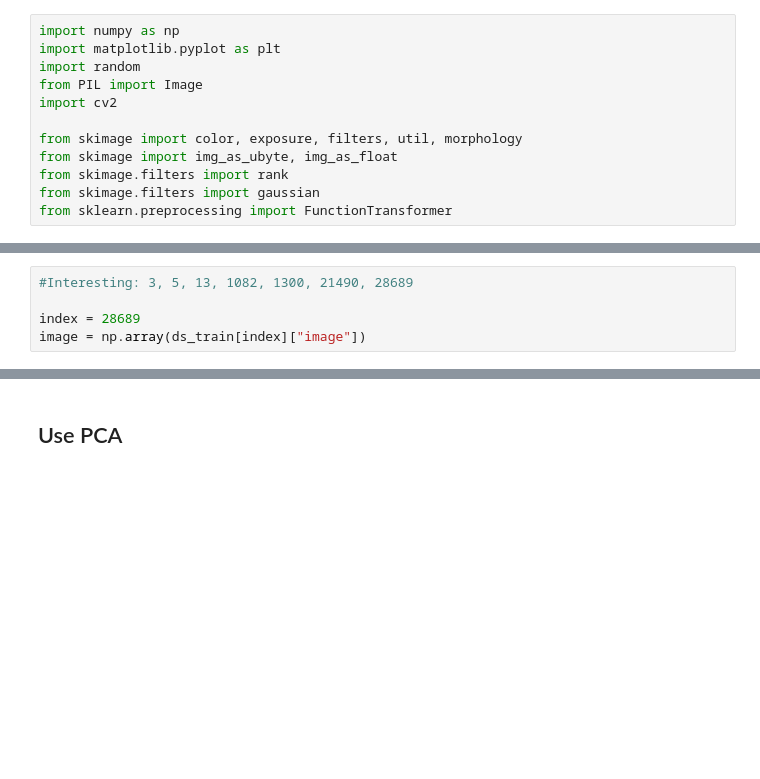
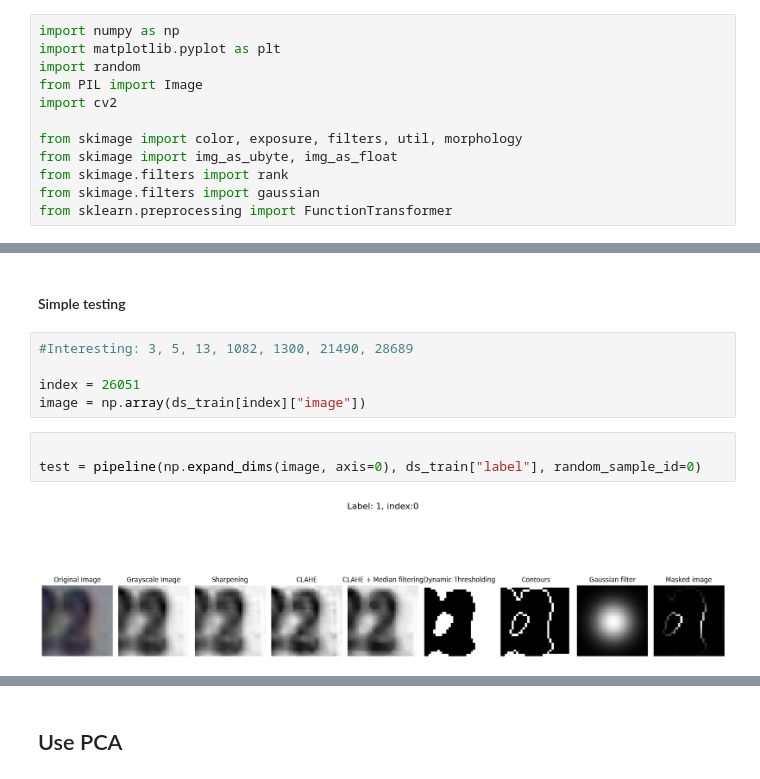
Before and after one commit to bisaacma-iteso/aprendizaje_automatico, a Jupyter notebook: aprendiendo-machin/notebooks/project.svhn.ipynb, the cells around one changed output, grey strips where cells are left out. Saved outputs shown, nothing was run; the diff lists cells and outputs as text; blank space fills up the shorter version.

```diff
--- a/aprendiendo-machin/notebooks/project.svhn.ipynb
+++ b/aprendiendo-machin/notebooks/project.svhn.ipynb
@@ -102,8 +210,15 @@ def apply_log_filter(image):
+# %% [markdown]
+#### Simple testing
 # %%
 #Interesting: 3, 5, 13, 1082, 1300, 21490, 28689
 
-index = 28689
+index = 26051
 image = np.array(ds_train[index]["image"])
+# %%
+
+test = pipeline(np.expand_dims(image, axis=0), ds_train["label"], random_sample_id=0)
+# %% [output]
+[figure, added]
 # %%
 #chatgpt
 def binary_threshold(image, threshold):
```
Also changed, not shown: parts of 31 cells of this notebook, 1 other file.
